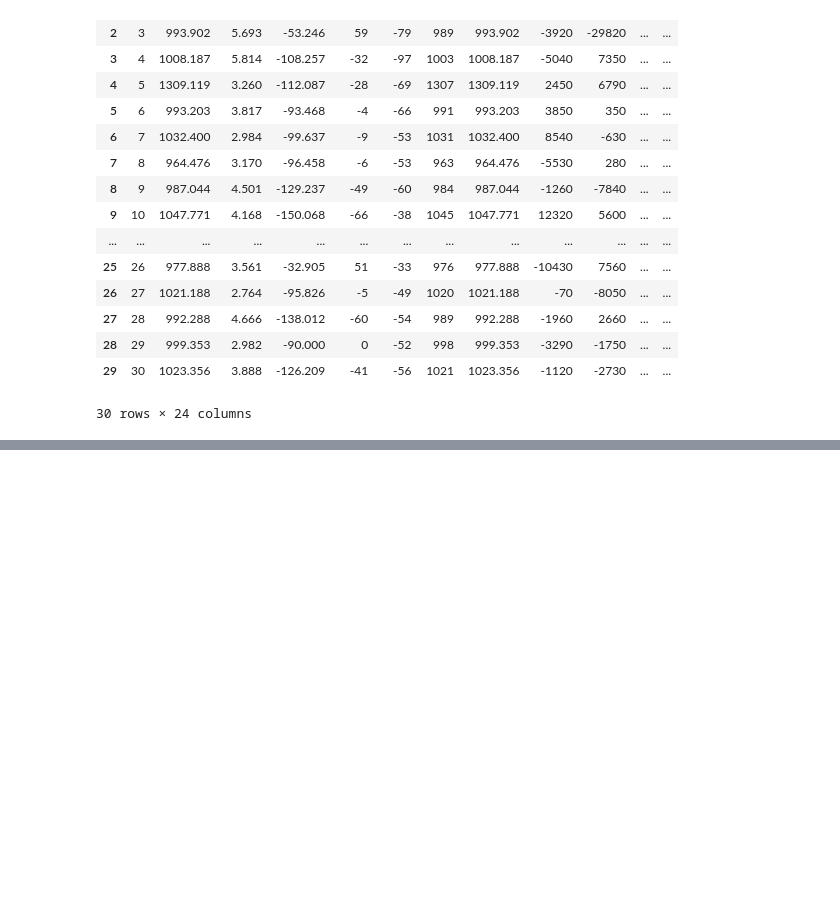
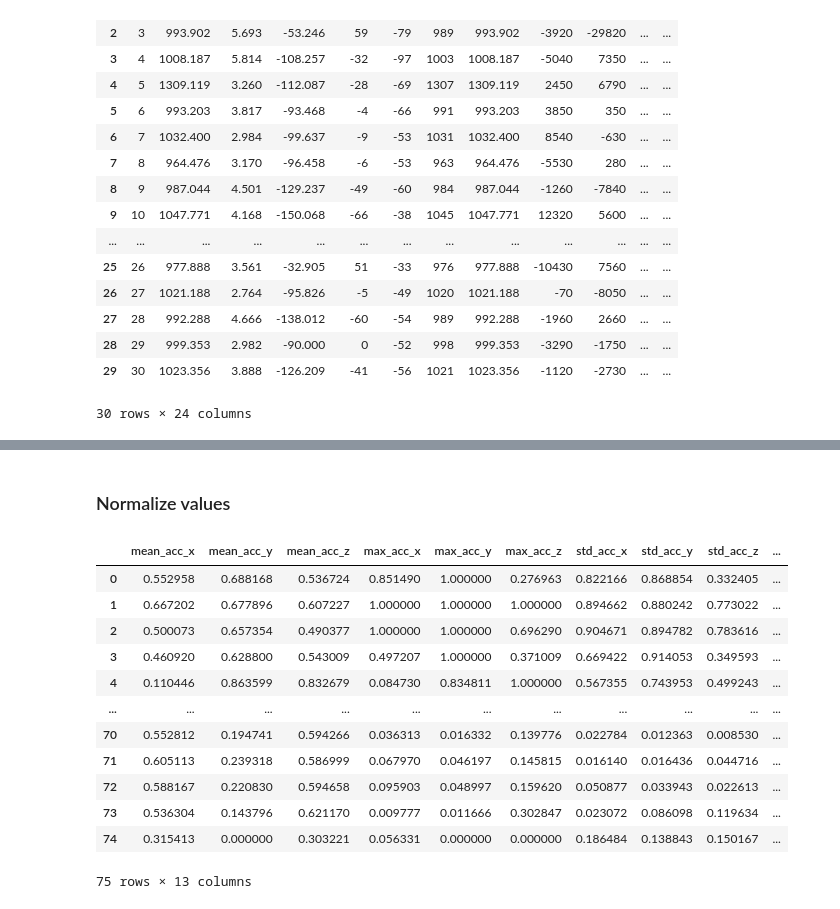
Before and after one commit to mariam-gogia/AirUX, a Jupyter notebook: src/air_gesture_model.ipynb, the cells around one changed output, grey strips where cells are left out. Cells and saved outputs as stored; diff of their text form; code cells hidden in the pictures; blank space fills up the shorter version.

```diff
--- a/src/air_gesture_model.ipynb
+++ b/src/air_gesture_model.ipynb
@@ -337,0 +441,22 @@ df_swipe_27.head(30)
+# %% [markdown]
+### Normalize values
+# %%
+x = new_df.values.astype(float)
+min_max_scaler = preprocessing.MinMaxScaler()
+x_scaled = min_max_scaler.fit_transform(x)
+new_df = pd.DataFrame(x_scaled, columns=new_df.columns)
+new_df
+# %% [output]
+|  | mean_acc_x | mean_acc_y | mean_acc_z | max_acc_x | max_acc_y | max_acc_z | std_acc_x | std_acc_y | std_acc_z | ... |
+| 0 | 0.552958 | 0.688168 | 0.536724 | 0.851490 | 1.000000 | 0.276963 | 0.822166 | 0.868854 | 0.332405 | ... |
+| 1 | 0.667202 | 0.677896 | 0.607227 | 1.000000 | 1.000000 | 1.000000 | 0.894662 | 0.880242 | 0.773022 | ... |
+| 2 | 0.500073 | 0.657354 | 0.490377 | 1.000000 | 1.000000 | 0.696290 | 0.904671 | 0.894782 | 0.783616 | ... |
+| 3 | 0.460920 | 0.628800 | 0.543009 | 0.497207 | 1.000000 | 0.371009 | 0.669422 | 0.914053 | 0.349593 | ... |
+| 4 | 0.110446 | 0.863599 | 0.832679 | 0.084730 | 0.834811 | 1.000000 | 0.567355 | 0.743953 | 0.499243 | ... |
+| ... | ... | ... | ... | ... | ... | ... | ... | ... | ... | ... |
+| 70 | 0.552812 | 0.194741 | 0.594266 | 0.036313 | 0.016332 | 0.139776 | 0.022784 | 0.012363 | 0.008530 | ... |
+| 71 | 0.605113 | 0.239318 | 0.586999 | 0.067970 | 0.046197 | 0.145815 | 0.016140 | 0.016436 | 0.044716 | ... |
+| 72 | 0.588167 | 0.220830 | 0.594658 | 0.095903 | 0.048997 | 0.159620 | 0.050877 | 0.033943 | 0.022613 | ... |
+| 73 | 0.536304 | 0.143796 | 0.621170 | 0.009777 | 0.011666 | 0.302847 | 0.023072 | 0.086098 | 0.119634 | ... |
+| 74 | 0.315413 | 0.000000 | 0.303221 | 0.056331 | 0.000000 | 0.000000 | 0.186484 | 0.138843 | 0.150167 | ... |
+75 rows × 13 columns
```
Also changed, not shown: parts of 10 cells of this notebook.
